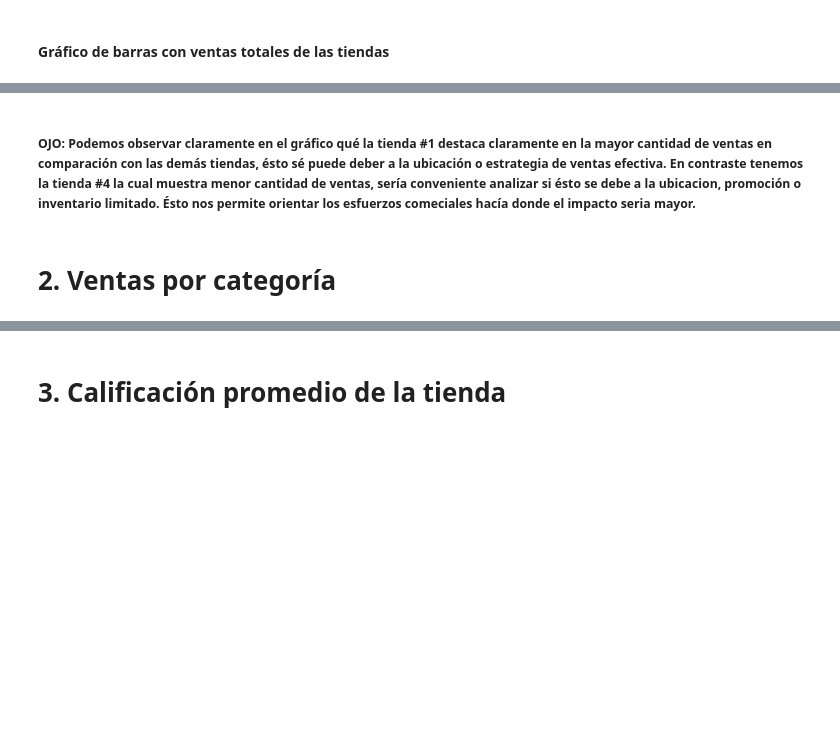
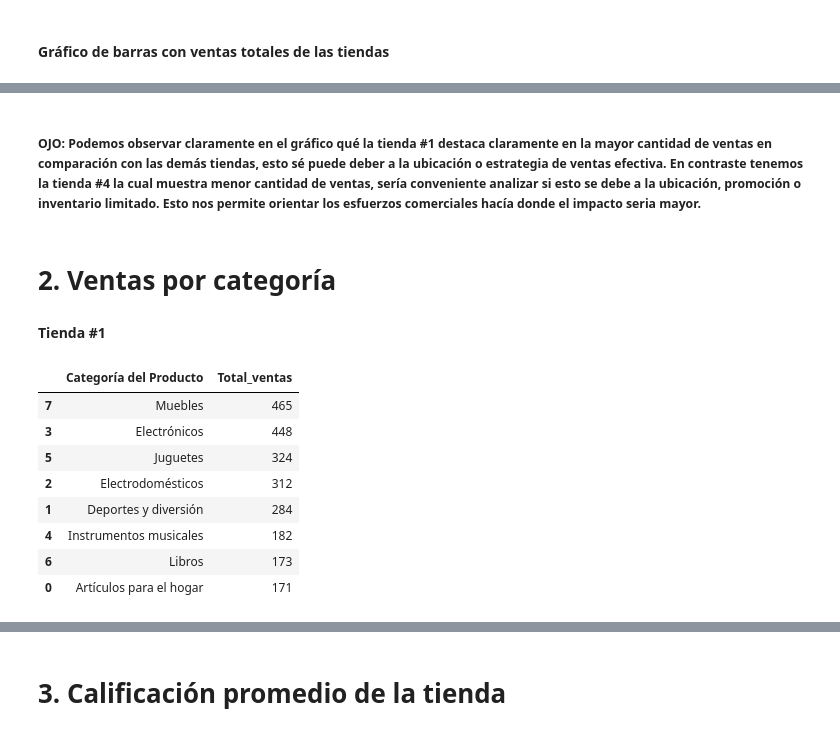
Before and after one commit to JharleCompres/Analisis-de-datos-Alura-Store, a Jupyter notebook: AluraStore.ipynb, the cells around one changed output, grey strips where cells are left out. Saved outputs shown, nothing was run; the diff lists cells and outputs as text; code cells hidden in the pictures; blank space fills up the shorter version.

```diff
--- a/AluraStore.ipynb
+++ b/AluraStore.ipynb
@@ -314,4 +315,19 @@ plt.show()
 # %% [markdown]
-##### **OJO:** Podemos observar claramente en el gráfico qué la tienda #1 destaca claramente en la mayor cantidad de ventas en comparación con las demás tiendas, ésto sé puede deber a la ubicación o estrategia de ventas efectiva. En contraste tenemos la tienda #4 la cual muestra menor cantidad de ventas, sería conveniente analizar si ésto se debe a la ubicacion, promoción o inventario limitado. Ésto nos permite orientar los esfuerzos comeciales hacía donde el impacto seria mayor.
+##### **OJO:** Podemos observar claramente en el gráfico qué la tienda #1 destaca claramente en la mayor cantidad de ventas en comparación con las demás tiendas, esto sé puede deber a la ubicación o estrategia de ventas efectiva. En contraste tenemos la tienda #4 la cual muestra menor cantidad de ventas, sería conveniente analizar si esto se debe a la ubicación, promoción o inventario limitado. Esto nos permite orientar los esfuerzos comerciales hacía donde el impacto seria mayor.
 # %% [markdown]
 # 2. Ventas por categoría
+# %% [markdown]
+**Tienda #1**
+# %%
+ventas_categoria_tienda1 = tienda.groupby("Categoría del Producto")["Producto"].count().reset_index(name="Total_ventas").sort_values(by="Total_ventas",ascending=False)
+ventas_categoria_tienda1
+# %% [output]
+|  | Categoría del Producto | Total_ventas |
+| 7 | Muebles | 465 |
+| 3 | Electrónicos | 448 |
+| 5 | Juguetes | 324 |
+| 2 | Electrodomésticos | 312 |
+| 1 | Deportes y diversión | 284 |
+| 4 | Instrumentos musicales | 182 |
+| 6 | Libros | 173 |
+| 0 | Artículos para el hogar | 171 |
```
Also changed, not shown: parts of 12 cells of this notebook.
